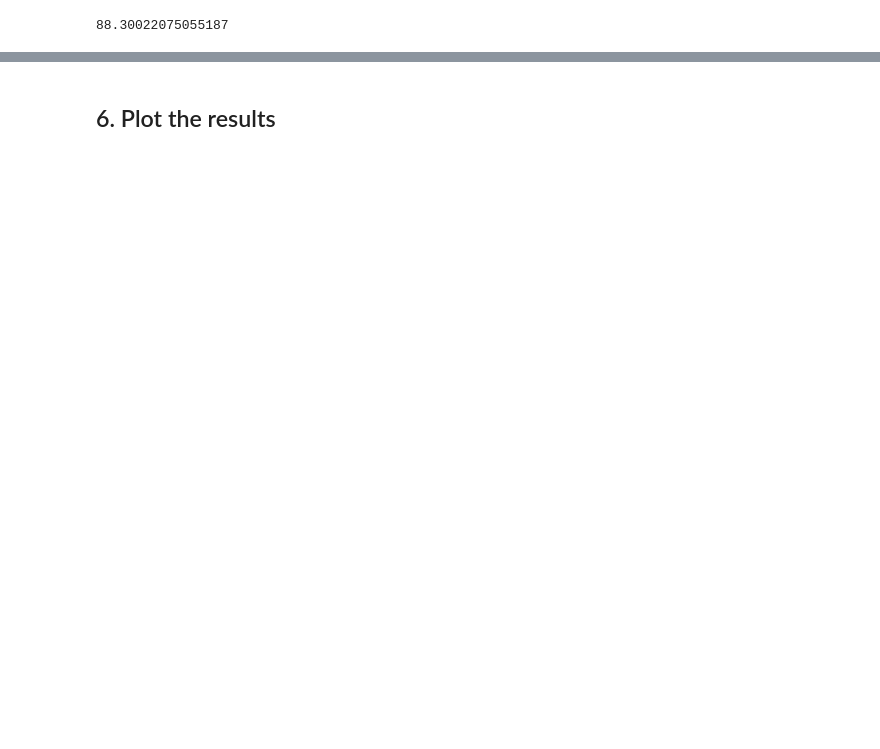
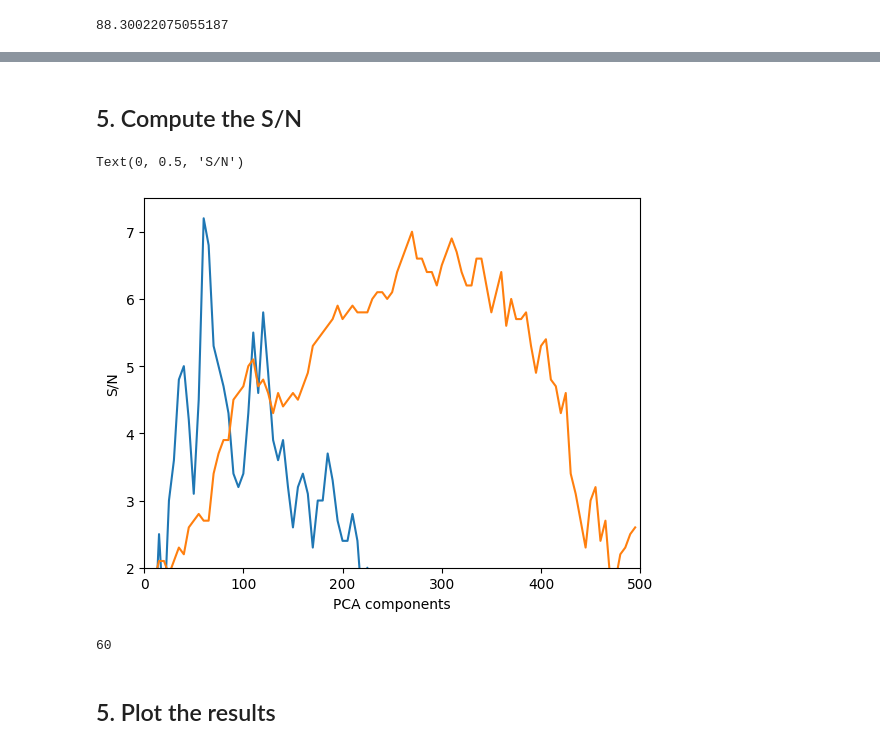
Before and after one commit to markusbonse/fours, a Jupyter notebook: docs/source/04_use_the_fours/paper_experiments/02_plot_pca_residuals.ipynb, the cells around one changed output, grey strips where cells are left out. Drawn from its saved outputs; the diff is of its cells as text; code cells hidden in the pictures; blank space fills up the shorter version.

```diff
--- a/docs/source/04_use_the_fours/paper_experiments/02_plot_pca_residuals.ipynb
+++ b/docs/source/04_use_the_fours/paper_experiments/02_plot_pca_residuals.ipynb
@@ -152,2 +133,41 @@ for tmp_pca_number in tqdm(pca_numbers):
+# %% [markdown]
+## 5. Compute the S/N
+# %%
+photometry_mode_planet = AperturePhotometryMode("AS", search_area=0.5, psf_fwhm_radius=fwhm/2)
+photometry_mode_noise = AperturePhotometryMode("AS", psf_fwhm_radius=fwhm/2)
+# %%
+def compute_snr(config_in):
+    all_snr_pca = []
+    for i in tqdm(range(len(pca_numbers))):
+        _, _, snr_mean = compute_detection_uncertainty(
+            frame=pca_residuals[i],
+            planet_position=config_in["planet_position"],
+            statistical_test=TTest(),
+            psf_fwhm_radius=fwhm,
+            photometry_mode_planet=photometry_mode_planet,
+            photometry_mode_noise=photometry_mode_noise,
+            safety_margin=2.,
+            num_rot_iter=20)
+
+        all_snr_pca.append(np.round(np.mean(snr_mean), 1))
+
+    return np.array(all_snr_pca)
+# %%
+snr_pca_1 = compute_snr(fake_planet_config_1)
+snr_pca_2 = compute_snr(fake_planet_config_2)
+# %%
+plt.plot(pca_numbers, snr_pca_1)
+plt.plot(pca_numbers, snr_pca_2)
+plt.ylim(2, 7.5)
+plt.xlim(0, 500)
+plt.xlabel("PCA components")
+plt.ylabel("S/N")
+# %% [output]
+Text(0, 0.5, 'S/N')
+[figure, added]
+# %%
+pca_numbers[np.argmax(snr_pca_1)]
+# %% [output]
+60
 # %% [markdown]
-## 6. Plot the results
+## 5. Plot the results
```
Also changed, not shown: parts of 27 cells of this notebook, 1 other file.
